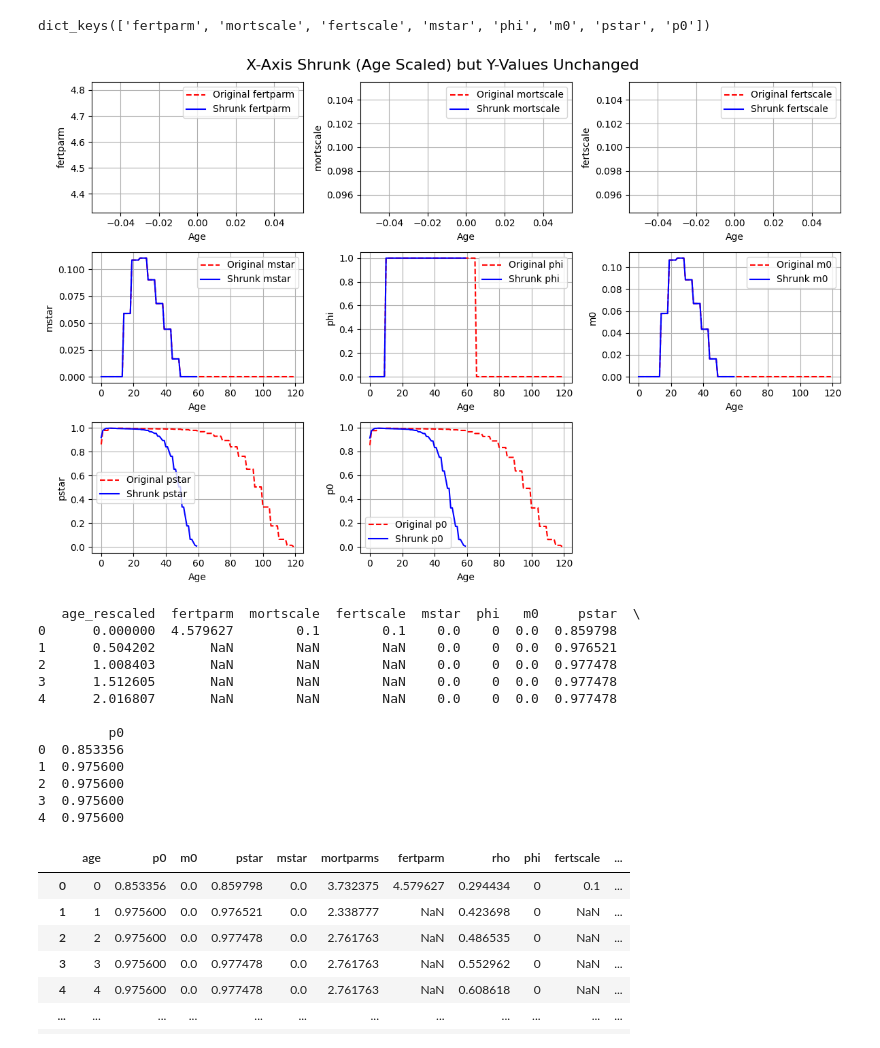
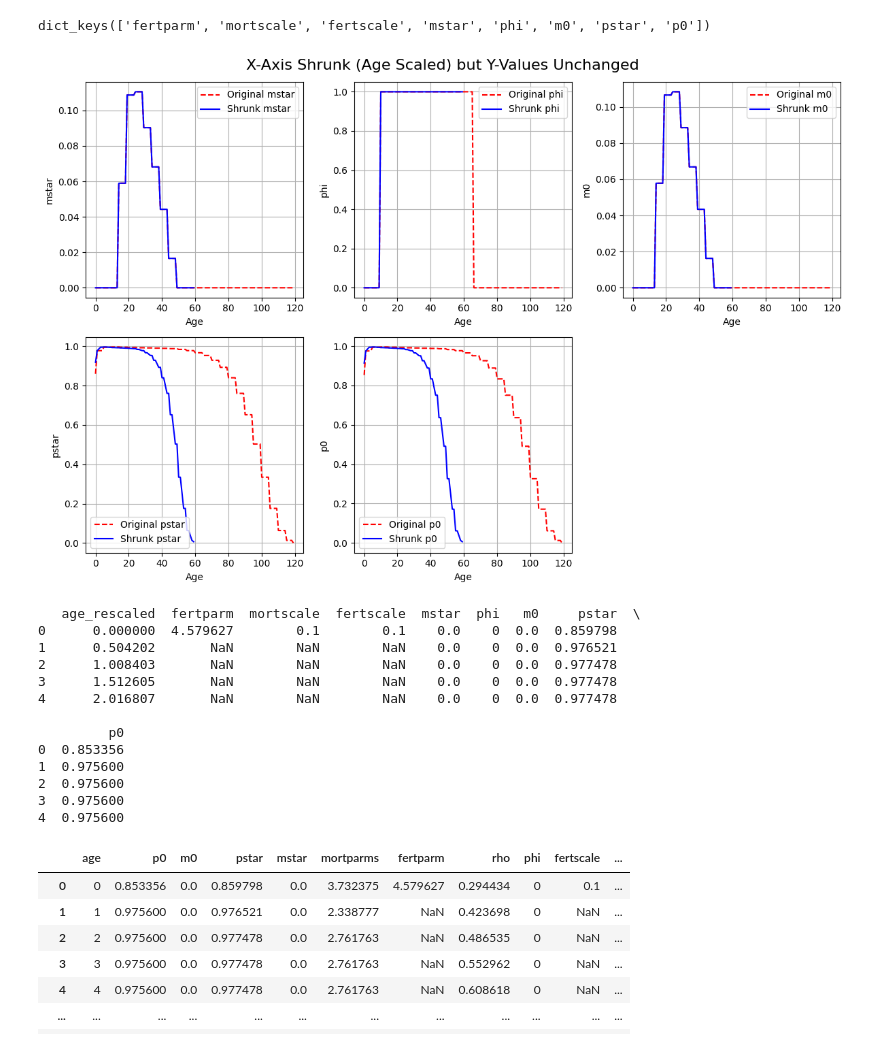
Before and after one commit to yutongliang723/CSH_ABM_2024, a Jupyter notebook: test.ipynb, the cells around one changed output. Drawn from its saved outputs; the diff is of its cells as text; code cells hidden in the pictures.

Commit message:
modified:   household.py 	modified:   main.py 	modified:   parameters.json 	modified:   test.ipynb 	modified:   village.py

```diff
--- a/test.ipynb
+++ b/test.ipynb
@@ -150,42 +150,45 @@ old_max_age = vec1['age'].max()
 scale_factor = new_max_age / old_max_age
 
 # Store original values
 original_age = vec1_copy['age']
 original_values = {param: vec1_copy[param] for param in ['fertparm', 'mortscale', 'fertscale', 'mstar', 'phi', 'm0', 'pstar', 'p0']}
 
 # Shrink only the x-axis (age), keeping y-values the same
 new_ages = original_age * scale_factor
 
 # Create a new DataFrame with rescaled ages
 rescaled_df = pd.DataFrame({'age_rescaled': new_ages})
 for param in original_values.keys():
     rescaled_df[param] = original_values[param]  # Keep y-values unchanged
 
 df_rebinned = rescaled_df[['pstar', 'p0']].groupby(rescaled_df.index // 2).mean().reset_index(drop=True)
 df_other_para = vec1_copy.loc[:, ~vec1_copy.columns.isin(['pstar', 'p0'])][:60]
 
 df_merged = pd.concat([df_rebinned, df_other_para], axis=1)
 
 # Plot original vs. rescaled data
 plt.figure(figsize=(12, 8))
 
-for i, param in enumerate(original_values.keys(), 1):
-    plt.subplot(3, 3, i)
-    plt.plot(original_age, original_values[param], label=f'Original {param}', linestyle='dashed', color='red')
-    plt.plot(df_merged['age'], df_merged[param], label=f'Shrunk {param}', color='blue')
-    plt.xlabel('Age')
-    plt.ylabel(param)
-    plt.legend()
-    plt.grid(True)
+plot_nr = 1
+for param in original_values.keys():
+    if param != 'fertparm' and param != 'mortscale' and param != "fertscale":
+        plt.subplot(2, 3, plot_nr)
+        plt.plot(original_age, original_values[param], label=f'Original {param}', linestyle='dashed', color='red')
+        plt.plot(df_merged['age'], df_merged[param], label=f'Shrunk {param}', color='blue')
+        plt.xlabel('Age')
+        plt.ylabel(param)
+        plt.legend()
+        plt.grid(True)
+        plot_nr += 1
 
 plt.suptitle("X-Axis Shrunk (Age Scaled) but Y-Values Unchanged", fontsize=16)
 plt.tight_layout()
 plt.show()
 
 # Display the rescaled table
 print(rescaled_df.head())  # Show first few rows
 # %% [output]
-[figure, old version]
+[figure, new version]
    age_rescaled  fertparm  mortscale  fertscale  mstar  phi   m0     pstar  \
 0      0.000000  4.579627        0.1        0.1    0.0    0  0.0  0.859798
 1      0.504202       NaN        NaN        NaN    0.0    0  0.0  0.976521
```
Also changed, not shown: 4 other files.
